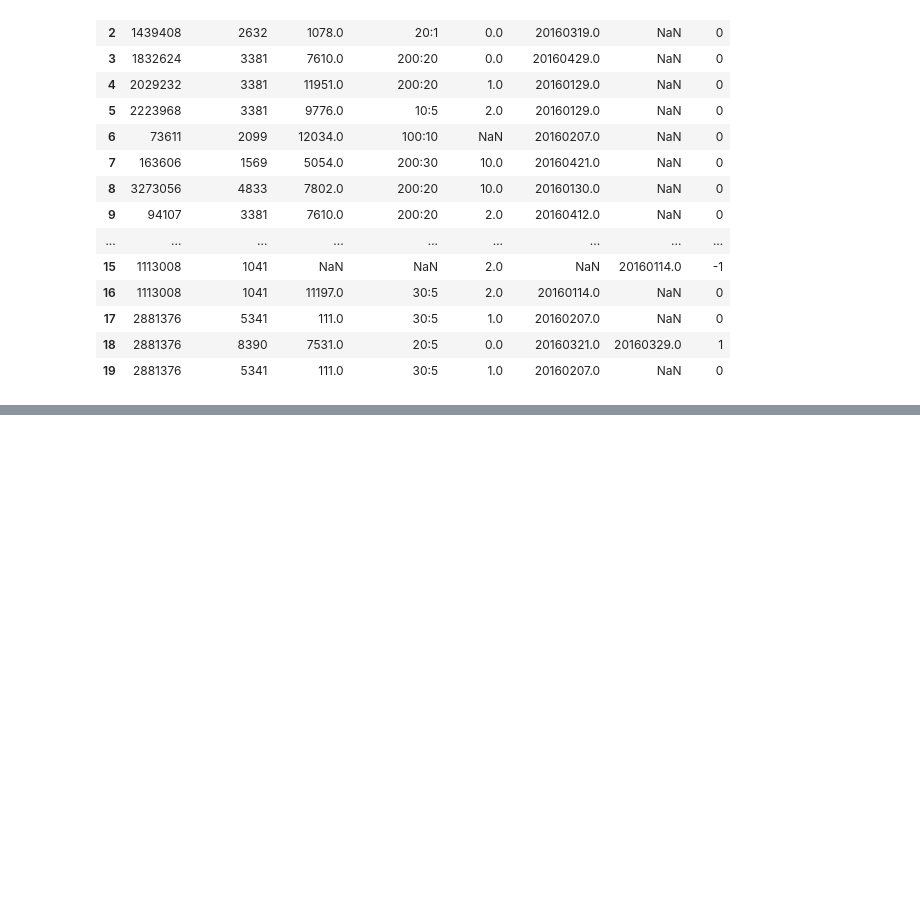
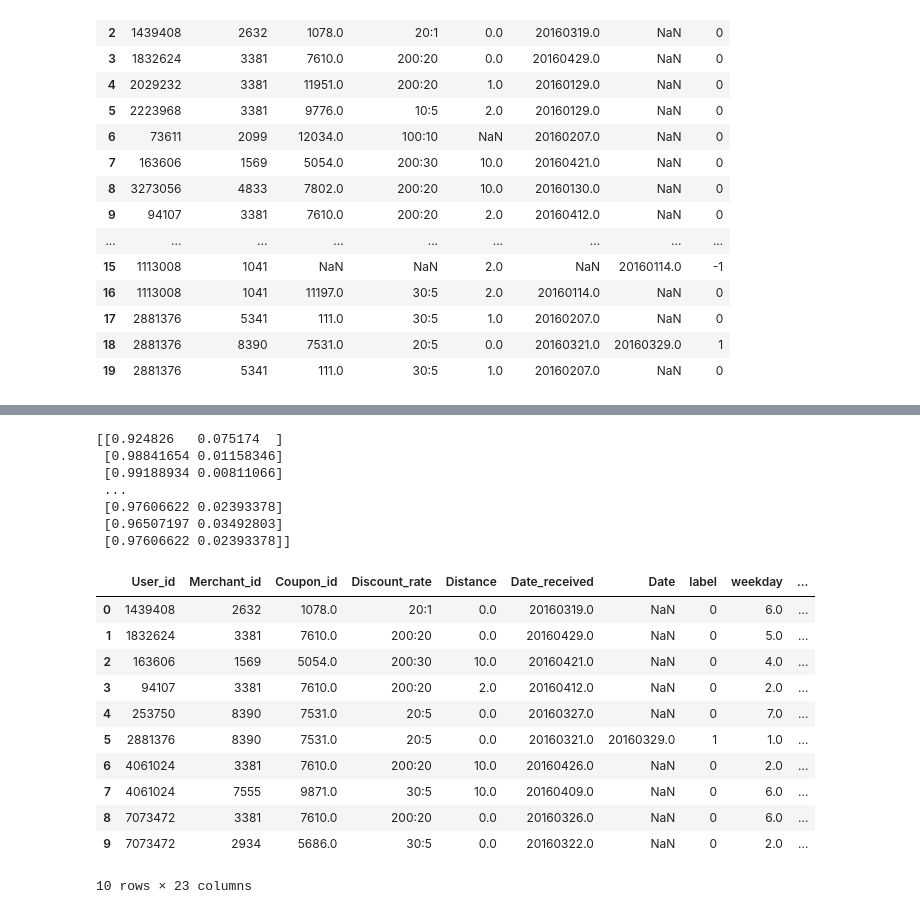
Before and after one commit to tcalecchen/2nd-ML100Days, a Jupyter notebook: homework/Midterm_exam.ipynb, the cells around one changed output, grey strips where cells are left out. Cells and saved outputs as stored; diff of their text form; code cells hidden in the pictures; blank space fills up the shorter version.

```diff
--- a/homework/Midterm_exam.ipynb
+++ b/homework/Midterm_exam.ipynb
@@ -230,7 +309,7 @@ df_test.head(20)
 # %%
 ## Naive model
 
-def split_train_valid(row, date_cut="20160401"):
+def split_train_valid(row, date_cut="20160415"):
     is_train = True if pd.to_datetime(row, format="%Y%m%d") < pd.to_datetime(date_cut, format="%Y%m%d") else False
     return is_train
 
@@ -275,7 +397,7 @@ def check_model(data, predictors):
         loss='log',
         penalty='elasticnet',
         fit_intercept=True,
-        max_iter=100,
+        max_iter=150,
         power_t=0.5,
         random_state=None,
         shuffle=True,
@@ -312,8 +440,30 @@ model = check_model(train, predictors)
 # %%
 y_valid_pred = model.predict_proba(valid[predictors])  # #基于 GridSearchCV 对验证集做出预测，y_valid_pred 为预测的概率
+print(y_valid_pred)
 
 valid1 = valid.copy()
 valid1['pred_prob'] = y_valid_pred[:, 1]
+valid1.head(10)
+# %% [output]
+[[0.924826   0.075174  ]
+ [0.98841654 0.01158346]
+ [0.99188934 0.00811066]
+ ...
+ [0.97606622 0.02393378]
+ [0.96507197 0.03492803]
+ [0.97606622 0.02393378]]
+|  | User_id | Merchant_id | Coupon_id | Discount_rate | Distance | Date_received | Date | label | weekday | ... |
+| 0 | 1439408 | 2632 | 1078.0 | 20:1 | 0.0 | 20160319.0 | NaN | 0 | 6.0 | ... |
+| 1 | 1832624 | 3381 | 7610.0 | 200:20 | 0.0 | 20160429.0 | NaN | 0 | 5.0 | ... |
+| 2 | 163606 | 1569 | 5054.0 | 200:30 | 10.0 | 20160421.0 | NaN | 0 | 4.0 | ... |
+| 3 | 94107 | 3381 | 7610.0 | 200:20 | 2.0 | 20160412.0 | NaN | 0 | 2.0 | ... |
+| 4 | 253750 | 8390 | 7531.0 | 20:5 | 0.0 | 20160327.0 | NaN | 0 | 7.0 | ... |
+| 5 | 2881376 | 8390 | 7531.0 | 20:5 | 0.0 | 20160321.0 | 20160329.0 | 1 | 1.0 | ... |
+| 6 | 4061024 | 3381 | 7610.0 | 200:20 | 10.0 | 20160426.0 | NaN | 0 | 2.0 | ... |
+| 7 | 4061024 | 7555 | 9871.0 | 30:5 | 10.0 | 20160409.0 | NaN | 0 | 6.0 | ... |
+| 8 | 7073472 | 3381 | 7610.0 | 200:20 | 0.0 | 20160326.0 | NaN | 0 | 6.0 | ... |
+| 9 | 7073472 | 2934 | 5686.0 | 30:5 | 0.0 | 20160322.0 | NaN | 0 | 2.0 | ... |
+10 rows × 23 columns
 # %%
 from sklearn.metrics import roc_auc_score, accuracy_score
 
```
Also changed, not shown: parts of 20 cells of this notebook.
